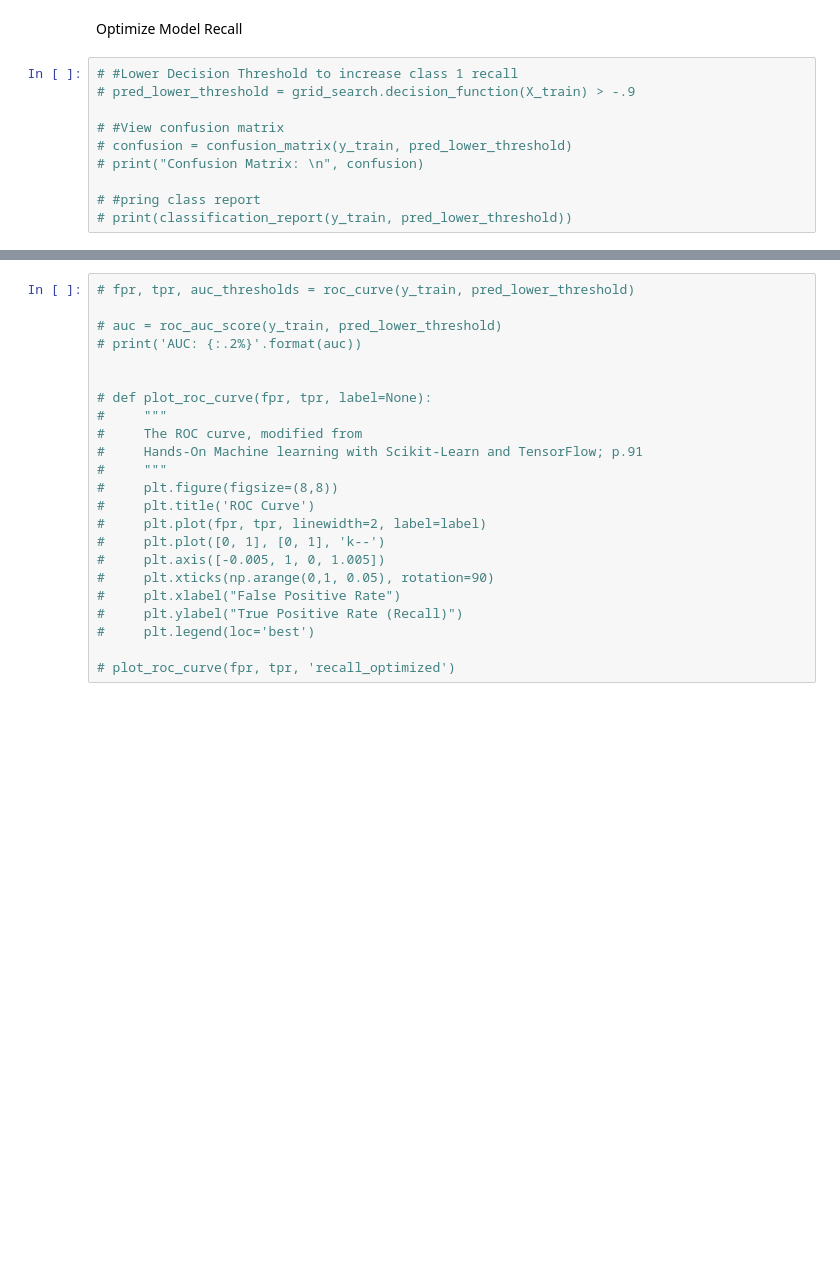
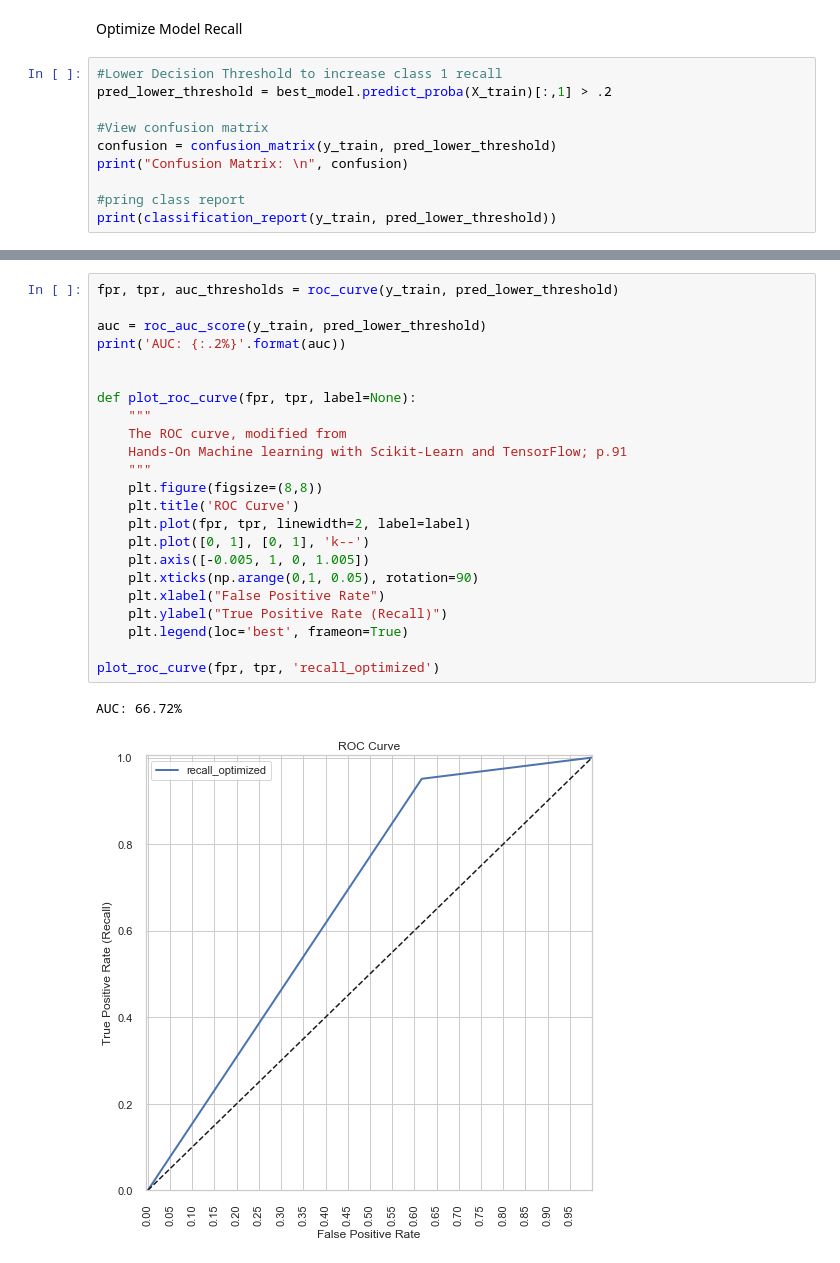
Before and after one commit to KishenSharma6/HeartDisease-Classification, a Jupyter notebook: Heart Disease - Classification.ipynb, the cells around one changed output, grey strips where cells are left out. Saved outputs shown, nothing was run; the diff lists cells and outputs as text; blank space fills up the shorter version.

```diff
--- a/Heart Disease - Classification.ipynb
+++ b/Heart Disease - Classification.ipynb
@@ -828,12 +842,12 @@ Plot ROC and AUC for our SVM
 # %% [markdown]
 Optimize Model Recall
 # %%
-# #Lower Decision Threshold to increase class 1 recall
-# pred_lower_threshold = grid_search.decision_function(X_train) > -.9
+#Lower Decision Threshold to increase class 1 recall
+pred_lower_threshold = best_model.predict_proba(X_train)[:,1] > .2
 
-# #View confusion matrix
-# confusion = confusion_matrix(y_train, pred_lower_threshold)
-# print("Confusion Matrix: \n", confusion)
+#View confusion matrix
+confusion = confusion_matrix(y_train, pred_lower_threshold)
+print("Confusion Matrix: \n", confusion)
 
-# #pring class report
-# print(classification_report(y_train, pred_lower_threshold))
+#pring class report
+print(classification_report(y_train, pred_lower_threshold))
@@ -840,23 +866,26 @@ Optimize Model Recall
 # %%
-# fpr, tpr, auc_thresholds = roc_curve(y_train, pred_lower_threshold)
+fpr, tpr, auc_thresholds = roc_curve(y_train, pred_lower_threshold)
 
-# auc = roc_auc_score(y_train, pred_lower_threshold)
-# print('AUC: {:.2%}'.format(auc))
+auc = roc_auc_score(y_train, pred_lower_threshold)
+print('AUC: {:.2%}'.format(auc))
 
 
-# def plot_roc_curve(fpr, tpr, label=None):
-#     """
-#     The ROC curve, modified from
-#     Hands-On Machine learning with Scikit-Learn and TensorFlow; p.91
-#     """
-#     plt.figure(figsize=(8,8))
-#     plt.title('ROC Curve')
-#     plt.plot(fpr, tpr, linewidth=2, label=label)
-#     plt.plot([0, 1], [0, 1], 'k--')
-#     plt.axis([-0.005, 1, 0, 1.005])
-#     plt.xticks(np.arange(0,1, 0.05), rotation=90)
-#     plt.xlabel("False Positive Rate")
-#     plt.ylabel("True Positive Rate (Recall)")
-#     plt.legend(loc='best')
+def plot_roc_curve(fpr, tpr, label=None):
+    """
+    The ROC curve, modified from
+    Hands-On Machine learning with Scikit-Learn and TensorFlow; p.91
+    """
+    plt.figure(figsize=(8,8))
+    plt.title('ROC Curve')
+    plt.plot(fpr, tpr, linewidth=2, label=label)
+    plt.plot([0, 1], [0, 1], 'k--')
+    plt.axis([-0.005, 1, 0, 1.005])
+    plt.xticks(np.arange(0,1, 0.05), rotation=90)
+    plt.xlabel("False Positive Rate")
+    plt.ylabel("True Positive Rate (Recall)")
+    plt.legend(loc='best', frameon=True)
 
-# plot_roc_curve(fpr, tpr, 'recall_optimized')
+plot_roc_curve(fpr, tpr, 'recall_optimized')
+# %% [output]
+AUC: 66.72%
+[figure, added]
```
Also changed, not shown: parts of 14 cells of this notebook.
